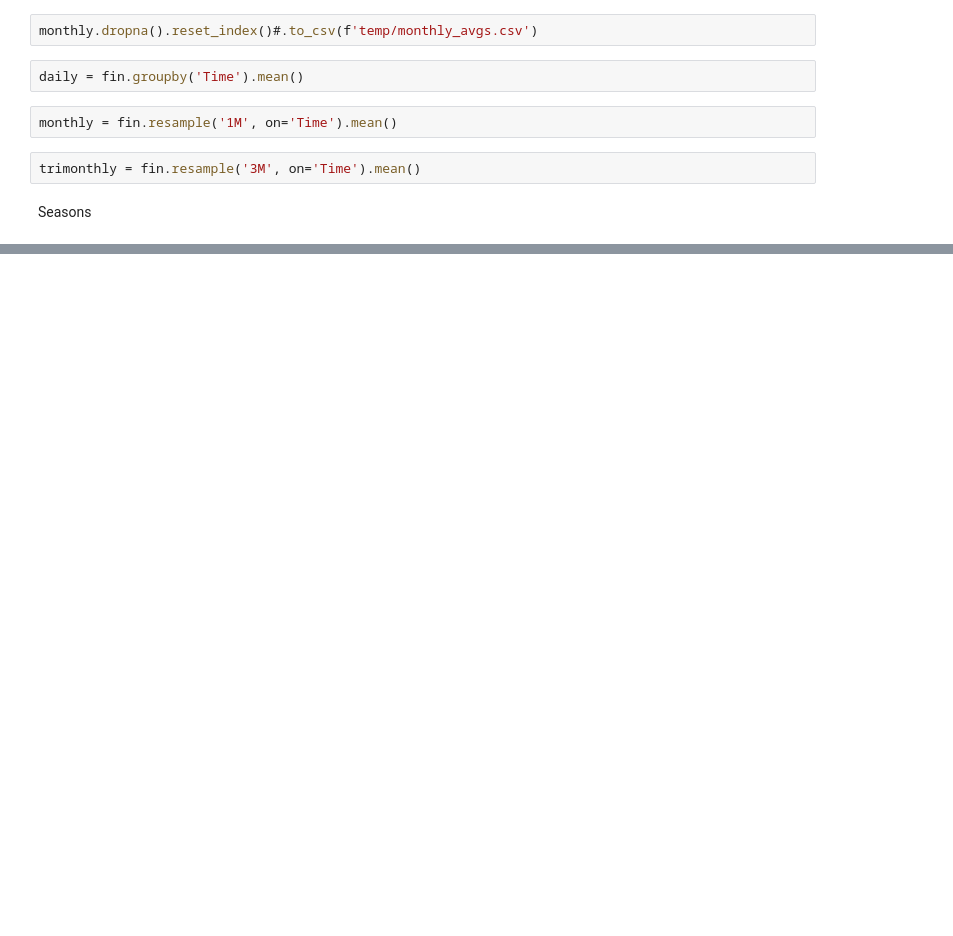
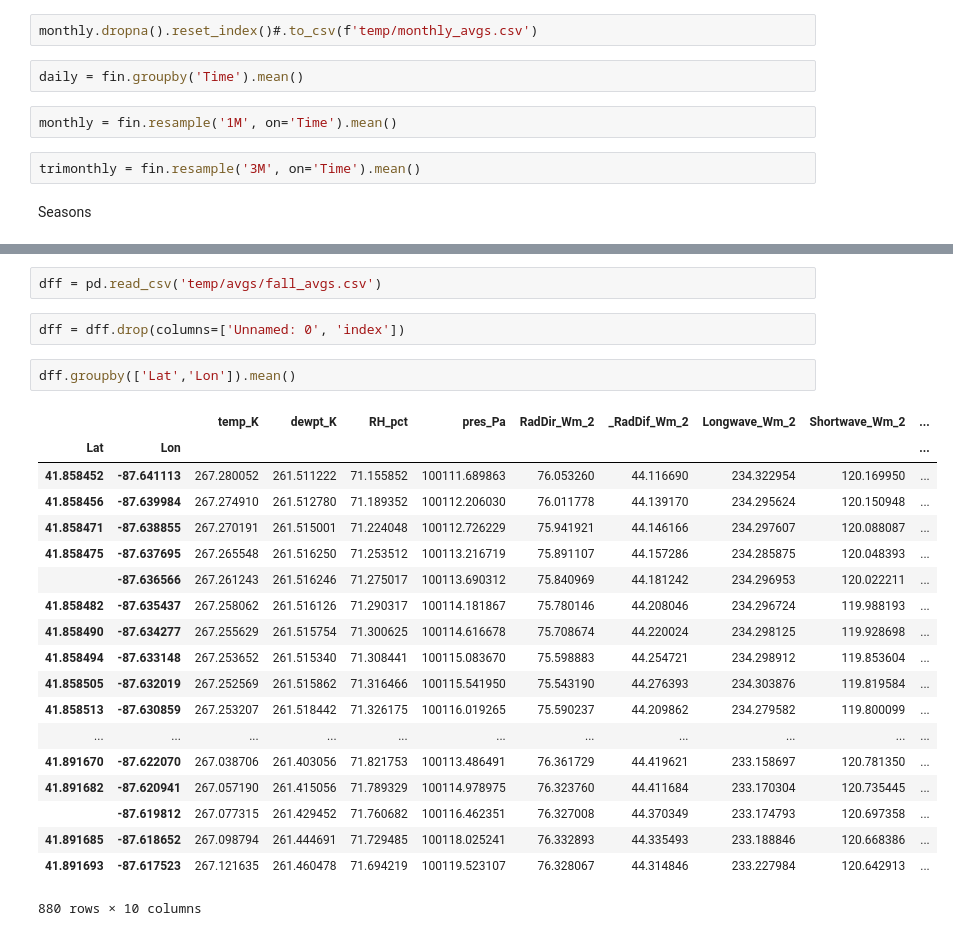
Before and after one commit to brilerner/SMC-2020, a Jupyter notebook: code/AVG WEATHER.ipynb, the cells around one changed output, grey strips where cells are left out. Drawn from its saved outputs; the diff is of its cells as text; blank space fills up the shorter version.

```diff
--- a/code/AVG WEATHER.ipynb
+++ b/code/AVG WEATHER.ipynb
@@ -122,3 +167,29 @@ hv.Overlay(
     [hv.Curve(samp, 'Time', i).opts(color=c) for c,i in zip(colors,samp.columns[2:])]).opts(opts.Curve(height=300, width=600))
 # %% [output]
 [interactive output not drawn]
+# %%
+dff = pd.read_csv('temp/avgs/fall_avgs.csv')
+# %%
+dff = dff.drop(columns=['Unnamed: 0', 'index'])
+# %%
+dff.groupby(['Lat','Lon']).mean()
+# %% [output]
+|  |  | temp_K | dewpt_K | RH_pct | pres_Pa | RadDir_Wm_2 | _RadDif_Wm_2 | Longwave_Wm_2 | Shortwave_Wm_2 | ... |
+| Lat | Lon |  |  |  |  |  |  |  |  | ... |
+| 41.858452 | -87.641113 | 267.280052 | 261.511222 | 71.155852 | 100111.689863 | 76.053260 | 44.116690 | 234.322954 | 120.169950 | ... |
+| 41.858456 | -87.639984 | 267.274910 | 261.512780 | 71.189352 | 100112.206030 | 76.011778 | 44.139170 | 234.295624 | 120.150948 | ... |
+| 41.858471 | -87.638855 | 267.270191 | 261.515001 | 71.224048 | 100112.726229 | 75.941921 | 44.146166 | 234.297607 | 120.088087 | ... |
+| 41.858475 | -87.637695 | 267.265548 | 261.516250 | 71.253512 | 100113.216719 | 75.891107 | 44.157286 | 234.285875 | 120.048393 | ... |
+|  | -87.636566 | 267.261243 | 261.516246 | 71.275017 | 100113.690312 | 75.840969 | 44.181242 | 234.296953 | 120.022211 | ... |
+| 41.858482 | -87.635437 | 267.258062 | 261.516126 | 71.290317 | 100114.181867 | 75.780146 | 44.208046 | 234.296724 | 119.988193 | ... |
+| 41.858490 | -87.634277 | 267.255629 | 261.515754 | 71.300625 | 100114.616678 | 75.708674 | 44.220024 | 234.298125 | 119.928698 | ... |
+| 41.858494 | -87.633148 | 267.253652 | 261.515340 | 71.308441 | 100115.083670 | 75.598883 | 44.254721 | 234.298912 | 119.853604 | ... |
+| 41.858505 | -87.632019 | 267.252569 | 261.515862 | 71.316466 | 100115.541950 | 75.543190 | 44.276393 | 234.303876 | 119.819584 | ... |
+| 41.858513 | -87.630859 | 267.253207 | 261.518442 | 71.326175 | 100116.019265 | 75.590237 | 44.209862 | 234.279582 | 119.800099 | ... |
+| ... | ... | ... | ... | ... | ... | ... | ... | ... | ... | ... |
+| 41.891670 | -87.622070 | 267.038706 | 261.403056 | 71.821753 | 100113.486491 | 76.361729 | 44.419621 | 233.158697 | 120.781350 | ... |
+| 41.891682 | -87.620941 | 267.057190 | 261.415056 | 71.789329 | 100114.978975 | 76.323760 | 44.411684 | 233.170304 | 120.735445 | ... |
+|  | -87.619812 | 267.077315 | 261.429452 | 71.760682 | 100116.462351 | 76.327008 | 44.370349 | 233.174793 | 120.697358 | ... |
+| 41.891685 | -87.618652 | 267.098794 | 261.444691 | 71.729485 | 100118.025241 | 76.332893 | 44.335493 | 233.188846 | 120.668386 | ... |
+| 41.891693 | -87.617523 | 267.121635 | 261.460478 | 71.694219 | 100119.523107 | 76.328067 | 44.314846 | 233.227984 | 120.642913 | ... |
+880 rows × 10 columns
```
Also changed, not shown: parts of 7 cells of this notebook, 21 other files.
